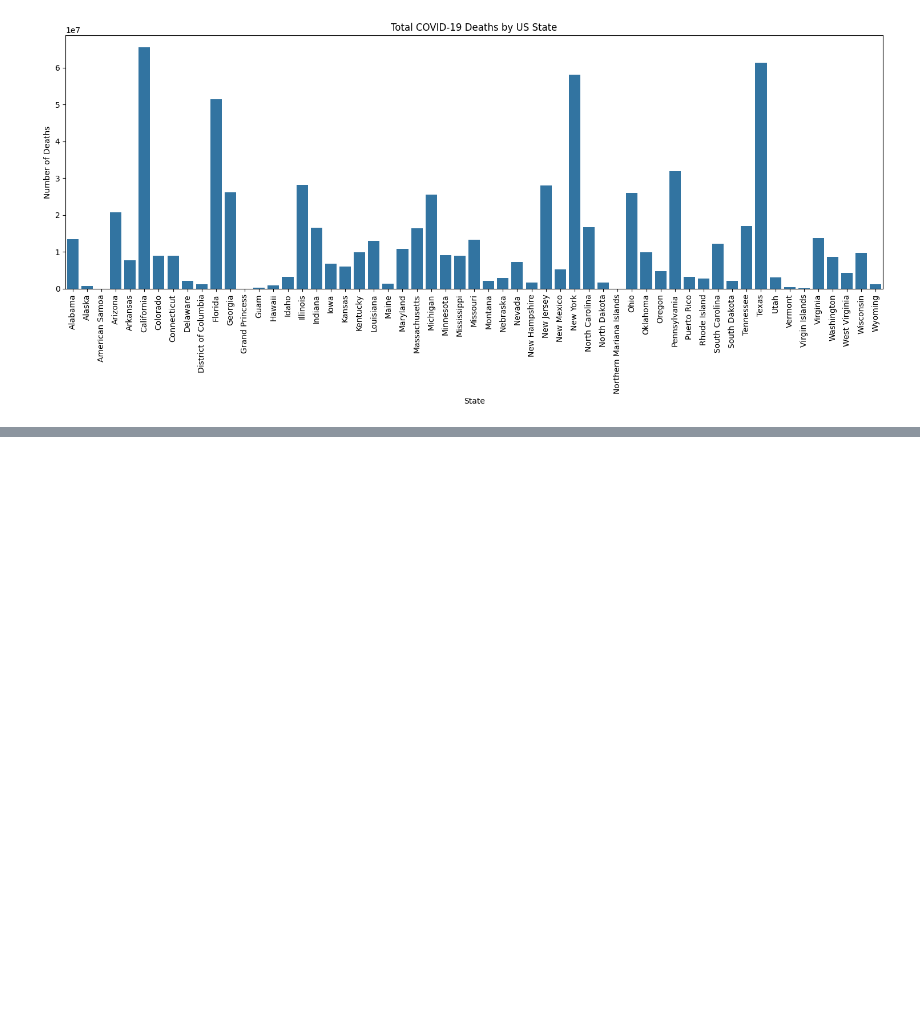
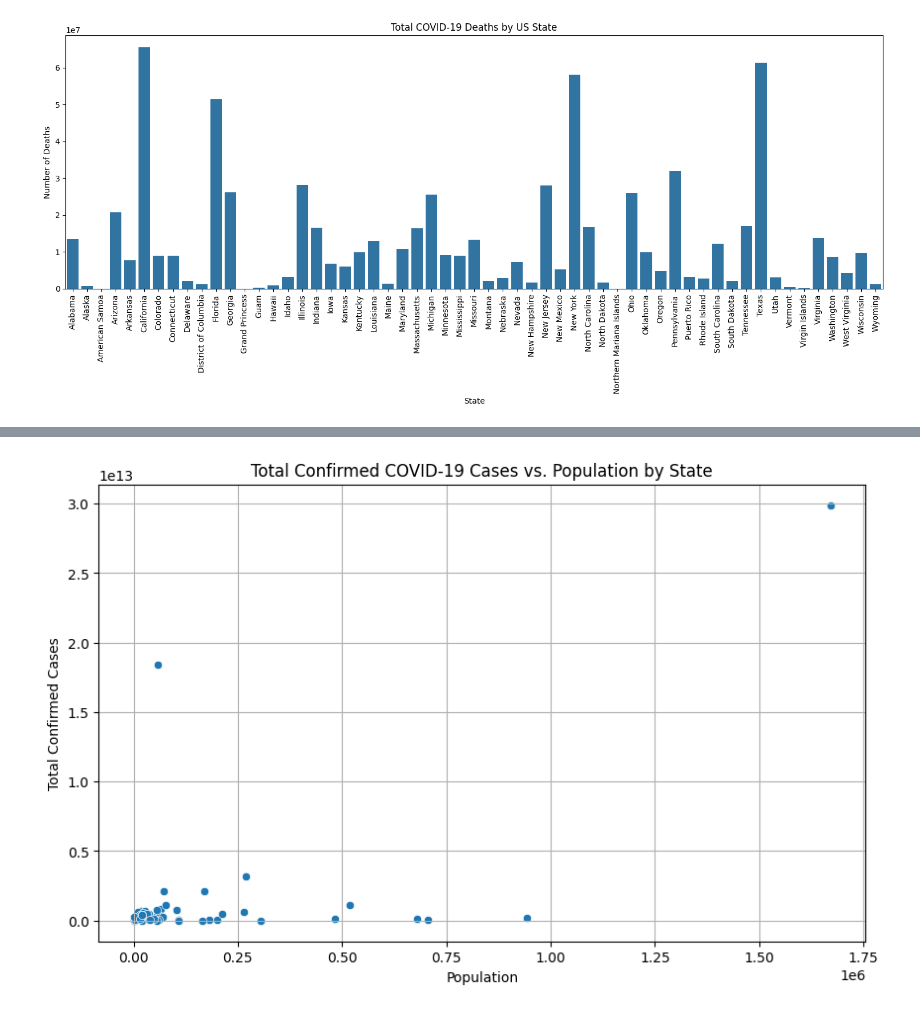
Before and after one commit to AidanLee007/Test-Repo, a Jupyter notebook: COVID_19.ipynb, the cells around one changed output, grey strips where cells are left out. Drawn from its saved outputs; the diff is of its cells as text; code cells hidden in the pictures; blank space fills up the shorter version.

```diff
--- a/COVID_19.ipynb
+++ b/COVID_19.ipynb
@@ -480,0 +583,10 @@ plt.show()
+# %%
+import numpy as np
+
+non_states_vaccinations = ['Bureau of Prisons', 'Dept of Defense', 'Federated States of Micronesia',
+                           'Indian Health Svc', 'Long Term Care', 'Marshall Islands',
+                           'New York State', 'Northern Mariana Islands', 'Puerto Rico',
+                           'Republic of Palau', 'United States', 'Veterans Health', 'Virgin Islands', np.nan]
+df_vaccinations = df_vaccinations[~df_vaccinations['Province_State'].isin(non_states_vaccinations)].copy()
+
+print("Unique states in df_vaccinations after cleaning:", df_vaccinations['Province_State'].unique())
@@ -480,0 +707,6 @@ plt.show()
+# %%
+state_population = usd[['Province_State', 'Population']].drop_duplicates(subset=['Province_State'])
+
+merged_us_data = pd.merge(merged_us_data, state_population, on='Province_State', how='left')
+
+display(merged_us_data.head(10))
@@ -480,0 +725,16 @@ plt.show()
+# %%
+aggregated_us_data = merged_us_data.groupby('Province_State').agg(
+    Confirmed=('Confirmed', 'sum'),
+    Deaths=('Deaths', 'sum'),
+    Average_Rent=('Average_Rent', 'mean'),
+    Average_Income=('Average_Income', 'mean'),
+    total_vaccinations=('total_vaccinations', 'sum'),
+    people_vaccinated=('people_vaccinated', 'sum'),
+    Population=('Population', 'mean'),
+    **{'Black People Killed by Police (1/1/2013-12/31/2019)': ('Black People Killed by Police (1/1/2013-12/31/2019)', 'sum'),
+    'Hispanic People Killed by Police (1/1/2013-12/31/2019)': ('Hispanic People Killed by Police (1/1/2013-12/31/2019)', 'sum'),
+    'White People Killed by Police (1/1/2013-12/31/2019)': ('White People Killed by Police (1/1/2013-12/31/2019)', 'sum'),
+    'Estimated Average Arrests per Year': ('Estimated Average Arrests per Year', 'sum')}
+).reset_index()
+
+display(aggregated_us_data.head())
@@ -480,0 +748,2 @@ plt.show()
+# %%
+us_data = aggregated_us_data
@@ -480,0 +765,10 @@ plt.show()
+# %%
+plt.figure(figsize=(10, 6))
+sns.scatterplot(data=us_data, x='Population', y='Confirmed')
+plt.title('Total Confirmed COVID-19 Cases vs. Population by State')
+plt.xlabel('Population')
+plt.ylabel('Total Confirmed Cases')
+plt.grid(True)
+plt.show()
+# %% [output]
+[figure, added]
```
Also changed, not shown: parts of 23 cells of this notebook.
